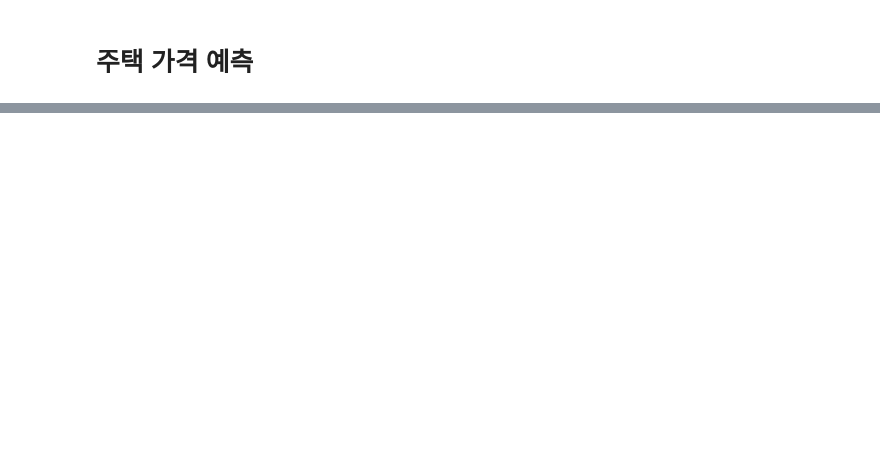
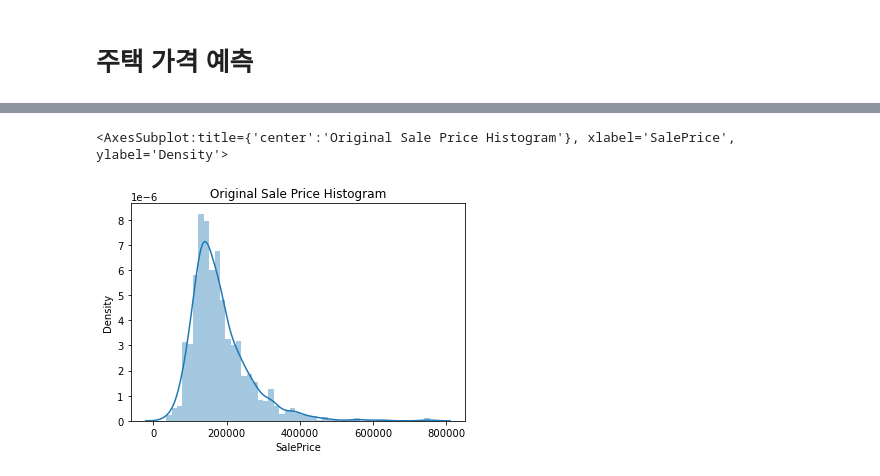
Before and after one commit to reafsss/machineLearning, a Jupyter notebook: 5-regression/8-HousePrices.ipynb, the cells around one changed output, grey strips where cells are left out. Drawn from its saved outputs; the diff is of its cells as text; code cells hidden in the pictures; blank space fills up the shorter version.

```diff
--- a/5-regression/8-HousePrices.ipynb
+++ b/5-regression/8-HousePrices.ipynb
@@ -1,2 +1,14 @@
 # %% [markdown]
 # 주택 가격 예측
+# %%
+import warnings
+warnings.filterwarnings('ignore')
+import pandas as pd
+import numpy as np
+import seaborn as sns
+import matplotlib.pyplot as plt
+%matplotlib inline
+
+house_df_org = pd.read_csv('house_price.csv')
+house_df = house_df_org.copy()
+house_df.head(3)
@@ -2,0 +44,6 @@
+# %%
+plt.title('Original Sale Price Histogram')
+sns.distplot(house_df['SalePrice'])
+# %% [output]
+<AxesSubplot:title={'center':'Original Sale Price Histogram'}, xlabel='SalePrice', ylabel='Density'>
+[figure, added]
```
Also changed, not shown: parts of 5 cells of this notebook.
